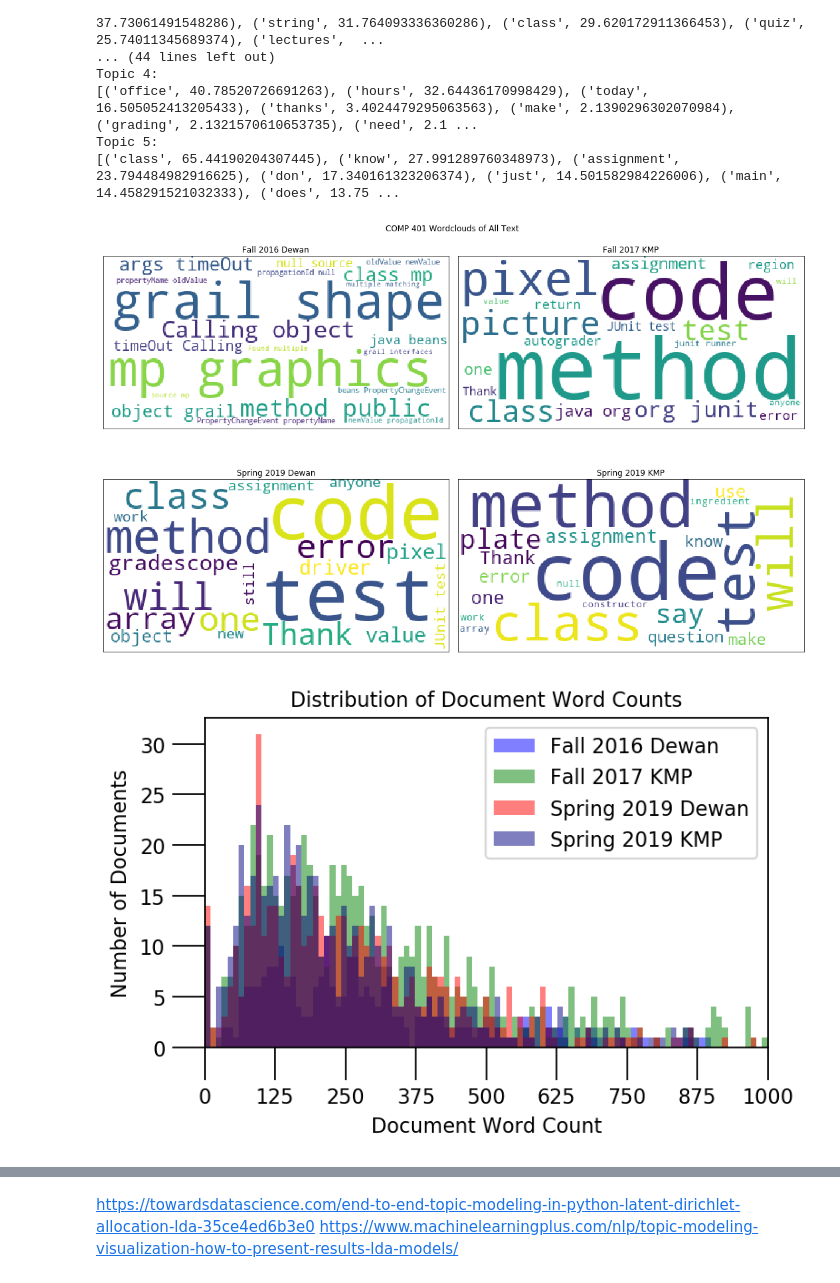
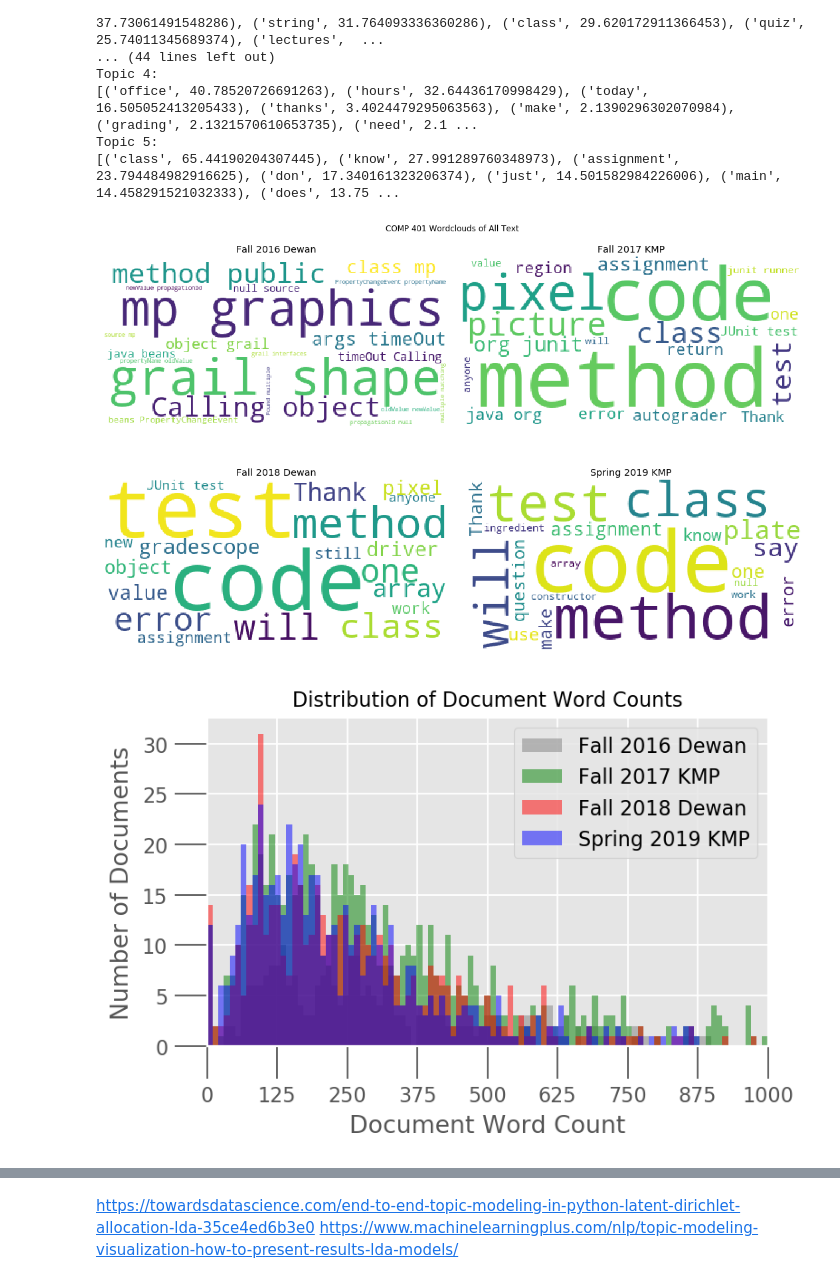
Before and after one commit to akan72/PiazzaTextualAnalysis, a Jupyter notebook: piazzatextualanalysis/data_analysis.ipynb, the cells around one changed output, grey strips where cells are left out. Drawn from its saved outputs; the diff is of its cells as text; code cells hidden in the pictures.

```diff
--- a/piazzatextualanalysis/data_analysis.ipynb
+++ b/piazzatextualanalysis/data_analysis.ipynb
@@ -27,14 +27,16 @@ import scipy
 import nltk
 import re
 import random
-
 from collections import OrderedDict
 
 from utils.analysis_utils import *
 
 from wordcloud import WordCloud
+
 import matplotlib.pyplot as plt
 import matplotlib.dates as mdates
+plt.style.use('ggplot')
+# %matplotlib inline
 # %%
 dfs = glob.glob('data/dataframes/*.p')
 # %%
@@ -44,7 +46,7 @@ dfs = glob.glob('data/dataframes/*.p')
 id_class_map = {}
 id_class_map['iqv0bsb3p2i3ch'] = 'Fall 2016 Dewan'
 id_class_map['j5wwaj87hvu6af'] = 'Fall 2017 KMP'
-id_class_map['jz8ejj1lawb5st'] = 'Spring 2019 Dewan'
+id_class_map['jz8ejj1lawb5st'] = 'Fall 2018 Dewan'
 id_class_map['jqnyuvgzug4p3'] = 'Spring 2019 KMP'
 id_class_map['jkws0l0gvcr7it'] = 'Fall 2019 KMP'
 
@@ -128,42 +136,47 @@ fig.tight_layout()
 plt.savefig('output/all_text_wordclouds')
 plt.show()
 
-# Takeaways:
+### Takeaways:
 
-# All of the word clouds are very similar, Dewan's 2016 class is the most complex and has more technical words
-# and a lot of stack traces
+# All of the word clouds are very similar, Dewan's 2016 class is the most complex
+# and has more technical words and a lot of stack traces
 
 # KMP's Spring 2019 section is the simplest, with people asking primarily about administrative things
 # Dewan's Spring 2019 section is less technical and complicated than his 2016 section
 
 # Does this mean that the professors are getting better at structuring their assignments over time?
-# Students could be better at reaching out about technical details in office hours
-# rather than posting about them in Piazza
+# Students could be better at reaching out about technical details in
+# office hours rather than posting about them in Piazza
 
-# Students have gotten better about looking for the
-
+# Students have gotten better about looking for the answers themselves
 # Office hours could have been expanded/improved
 # %% [output]
-[figure, old version]
+[figure, new version]
 # %%
 # Plot the distribution of word counts for all completed 401 classes that we have
 bins = np.linspace(0, 1000, 100)
-colors = ['blue', 'green', 'red', 'navy']
+colors = ['gray', 'green', 'red', 'blue']
 
 plt.figure(figsize=(5, 3), dpi=160)
 for i in range(len(student_dfs)-1):
     plt.hist(student_dfs[i]['word_count'], bins, color=colors[i], alpha=.5, label=id_class_map[network_ids[i]])
 
 plt.gca().set(xlim=(0, 1000), ylabel='Number of Documents', xlabel='Document Word Count')
 plt.tick_params(size=16)
 plt.xticks(np.linspace(0, 1000, 9))
 
 plt.legend(loc='upper right')
 plt.title('Distribution of Document Word Counts', fontdict=dict(size=10))
 
 plt.savefig('output/overlaid_word_counts')
 plt.show()
+
+
+### Takeways:
+
+# All of the classes have the same skew
+# Color theory is hard
 # %% [output]
-[figure, old version]
+[figure, new version]
 # %%
 # Plot the distribution of word counts for each class  separately
```
Also changed, not shown: parts of 16 cells of this notebook, 16 other files.
